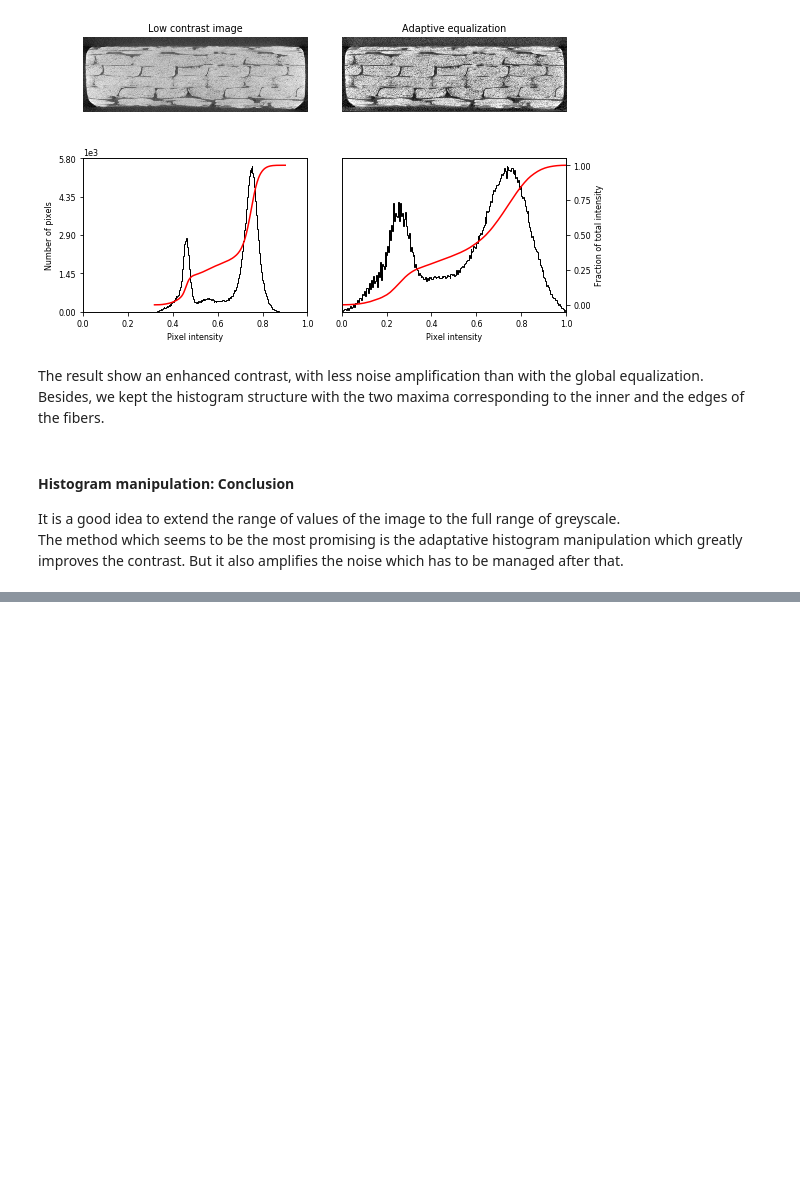
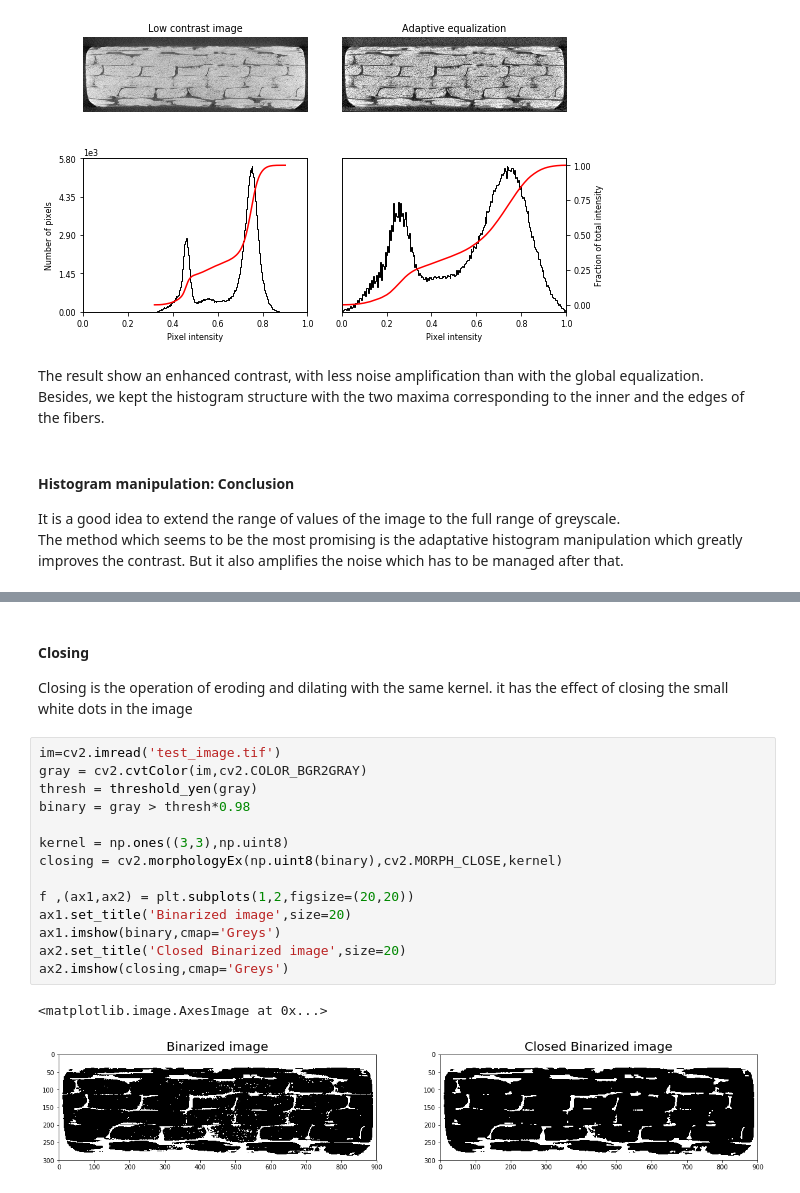
Before and after one commit to JlnZhou/Safran_projet, a Jupyter notebook: Report_1/Report_1.ipynb, the cells around one changed output, grey strips where cells are left out. Drawn from its saved outputs; the diff is of its cells as text; blank space fills up the shorter version.

Commit message:
Adding mathematical morphology to report

```diff
--- a/Report_1/Report_1.ipynb
+++ b/Report_1/Report_1.ipynb
@@ -224,0 +247,21 @@ The method which seems to be the most promising is the adaptative histogram mani
+# %% [markdown]
+#### Closing
+
+Closing is the operation of eroding and dilating with the same kernel. it has the effect of closing the small white dots in the image
+# %%
+im=cv2.imread('test_image.tif')
+gray = cv2.cvtColor(im,cv2.COLOR_BGR2GRAY)
+thresh = threshold_yen(gray)
+binary = gray > thresh*0.98
+
+kernel = np.ones((3,3),np.uint8)
+closing = cv2.morphologyEx(np.uint8(binary),cv2.MORPH_CLOSE,kernel)
+
+f ,(ax1,ax2) = plt.subplots(1,2,figsize=(20,20))
+ax1.set_title('Binarized image',size=20)
+ax1.imshow(binary,cmap='Greys')
+ax2.set_title('Closed Binarized image',size=20)
+ax2.imshow(closing,cmap='Greys')
+# %% [output]
+<matplotlib.image.AxesImage at 0x...>
+[figure, added]
```
Also changed, not shown: parts of 7 cells of this notebook, 2 other files.
